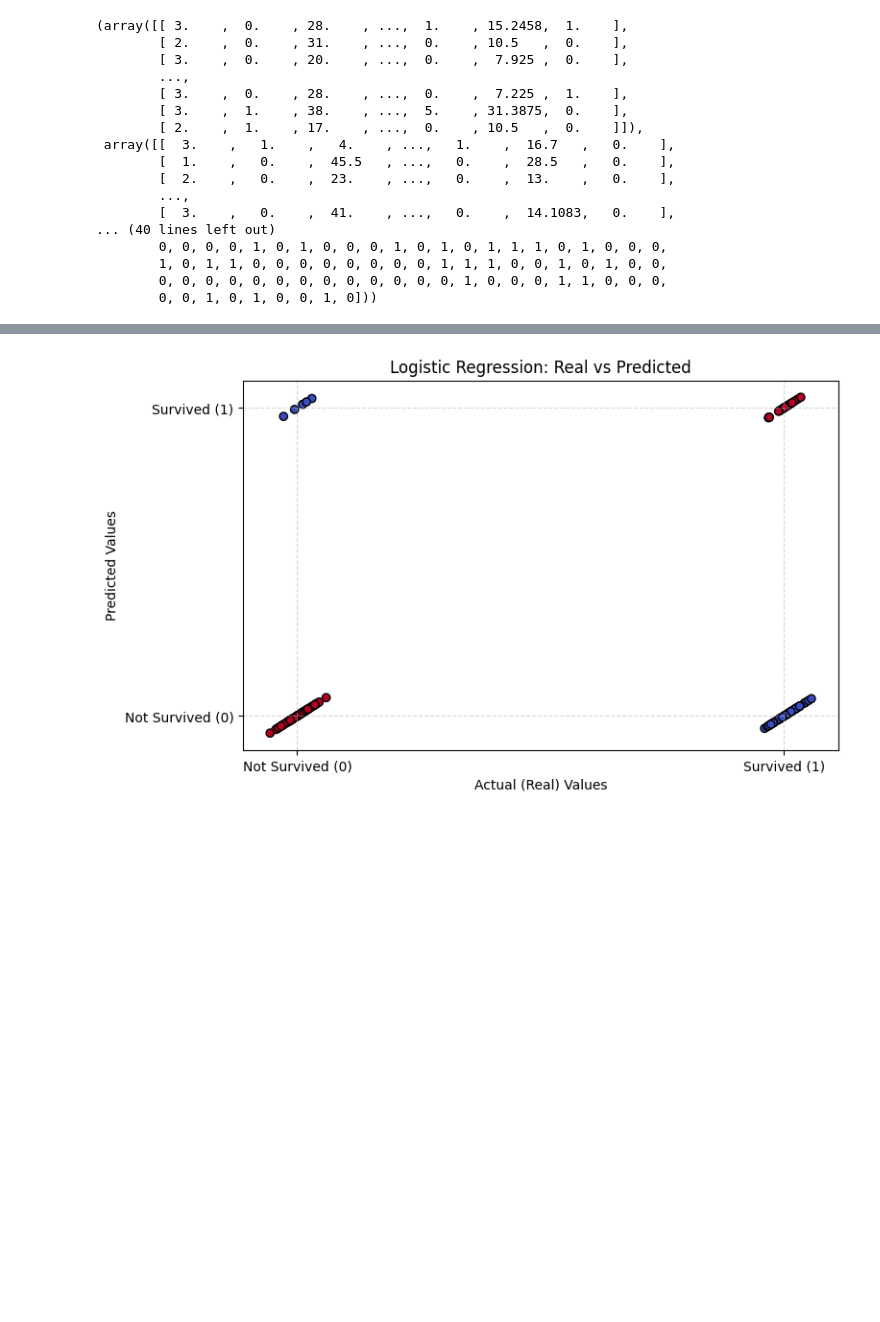
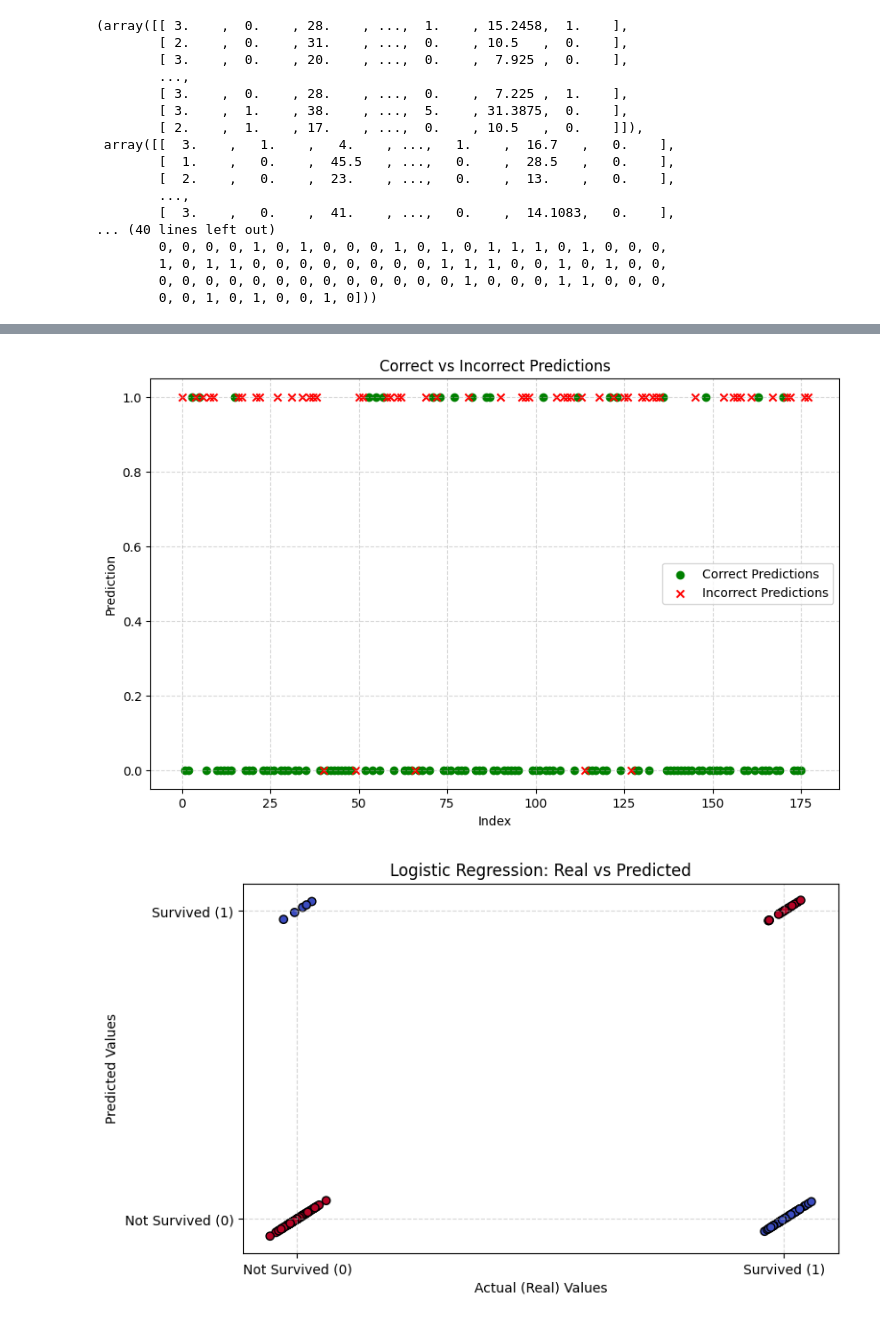
Before and after one commit to Sambhav242005/ML-NoteBook, a Jupyter notebook: supervied-learning.ipynb, the cells around one changed output, grey strips where cells are left out. Cells and saved outputs as stored; diff of their text form; code cells hidden in the pictures; blank space fills up the shorter version.

```diff
--- a/supervied-learning.ipynb
+++ b/supervied-learning.ipynb
@@ -41,7 +32,7 @@ def load_mnist_labels(filename):
 # %%
 import pandas as pd
 
-df = pd.read_csv(current_working_directory+"\\Desktop\\ML Notebook\\Dataset\\Titanic-Dataset\\Titanic-Dataset.csv")
+df = pd.read_csv(current_working_directory+"\\Dataset\\Titanic-Dataset\\Titanic-Dataset.csv")
 print(df.head())
 # %% [output]
    PassengerId  Survived  Pclass  \
@@ -155,14 +146,14 @@ X_test,X_train,y_test,y_train
 def sigmoid(z):
     return 1 / (1 + np.exp(-z))
 
-def train_logistic_regression(X, y, learning_rate=0.0001, epochs=10000):
+def train_class_regression(X, y, learning_rate=0.0001, epochs=10000):
     m, n = X.shape
     weights = np.zeros(n)
     bias = 0
 
     for _ in range(epochs):
         linear_model = np.dot(X, weights) + bias
-        y_pred = sigmoid(linear_model)
+        y_pred = sigmoid(linear_model)  # Keep probability values
 
         # Compute gradients
         dw = (1/m) * np.dot(X.T, (y_pred - y))
@@ -175,7 +166,7 @@ def train_logistic_regression(X, y, learning_rate=0.0001, epochs=10000):
     return weights, bias
 
 # Train model
-weights, bias = train_logistic_regression(X_train, y_train)
+weights, bias = train_class_regression(X_train, y_train)
 weights,bias
 # %% [output]
 (array([-0.10447962,  0.10357766, -0.0214571 , -0.06858683, -0.0065856 ,
@@ -212 +189,29 @@ Requirement already satisfied: six>=1.5 in c:\users\npc\appdata\local\programs\p
+# %%
+import numpy as np
+import matplotlib.pyplot as plt
+
+# Convert lists to numpy arrays
+y_pred = np.array(y_pred)
+y_test = np.array(y_test)
+
+# Find correct and incorrect predictions
+correct = (y_pred == y_test)
+incorrect = (y_pred != y_test)
+
+# Plot correctly predicted values in green
+plt.figure(figsize=(10, 6))
+plt.scatter(np.where(correct), y_test[correct], color="green", label="Correct Predictions", marker="o")
+plt.scatter(np.where(incorrect), y_test[incorrect], color="red", label="Incorrect Predictions", marker="x")
+
+# Add labels and title
+plt.xlabel("Index")
+plt.ylabel("Prediction")
+plt.title("Correct vs Incorrect Predictions")
+plt.legend()
+plt.grid(True, linestyle="--", alpha=0.5)
+
+# Show the plot
+plt.show()
+# %% [output]
+[figure, added]
 # %%
```
Also changed, not shown: parts of 6 cells of this notebook, 2 other files.
